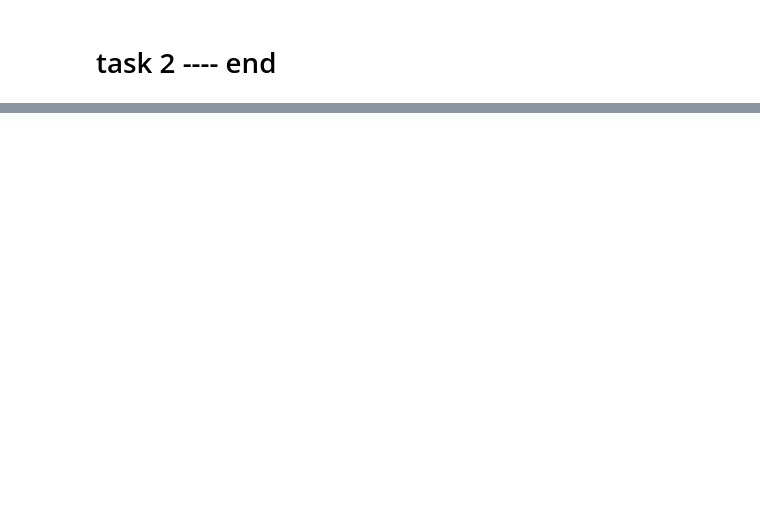
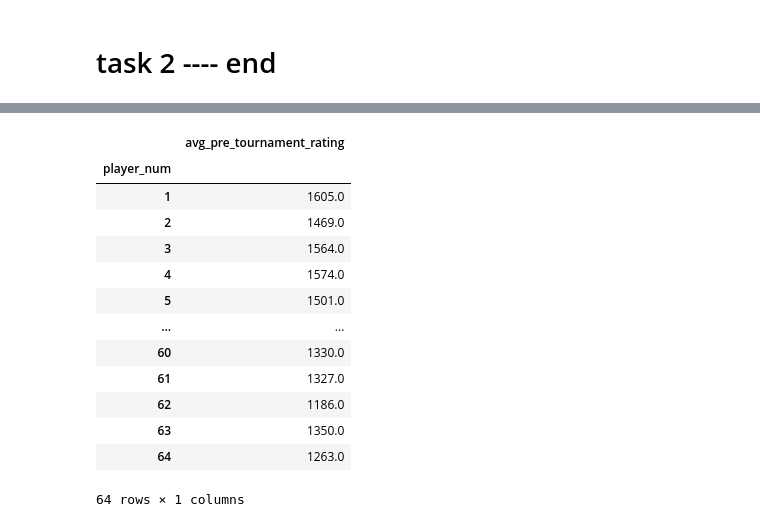
Before and after one commit to Yuehao-Wang/AIM-5001, a Jupyter notebook: Y_Wang_Project3.ipynb, the cells around one changed output, grey strips where cells are left out. Drawn from its saved outputs; the diff is of its cells as text; code cells hidden in the pictures; blank space fills up the shorter version.

```diff
--- a/Y_Wang_Project3.ipynb
+++ b/Y_Wang_Project3.ipynb
@@ -301,0 +437,41 @@ To see the chess_first_5_columns.csv
+# %%
+cal_avg_arr = []
+
+# loop all row of df3
+for index, row in df3.iterrows():
+    # fetch round columns
+    rounds = row[4:11]
+
+    # calculate avg
+    sum = 0.0
+    count = 0
+    for r_id in rounds:
+        if r_id is not None:
+            # rival row
+            sum = sum + df3.loc[r_id]['pre_point']
+            count += 1
+    avg = sum/count
+
+    result = [index, round(avg, 0)]
+    cal_avg_arr.append(result)
+
+# create a dataframe with player_num and avg_pre_tournament_rating
+df_cal_avg_3 = pd.DataFrame(cal_avg_arr, columns=['player_num', 'avg_pre_tournament_rating'])
+# reindex as player_num
+df_cal_avg_3.set_index(["player_num"], inplace=True)
+df_cal_avg_3
+# %% [output]
+|  | avg_pre_tournament_rating |
+| player_num |  |
+| 1 | 1605.0 |
+| 2 | 1469.0 |
+| 3 | 1564.0 |
+| 4 | 1574.0 |
+| 5 | 1501.0 |
+| ... | ... |
+| 60 | 1330.0 |
+| 61 | 1327.0 |
+| 62 | 1186.0 |
+| 63 | 1350.0 |
+| 64 | 1263.0 |
+64 rows × 1 columns
```
Also changed, not shown: parts of 12 cells of this notebook.
